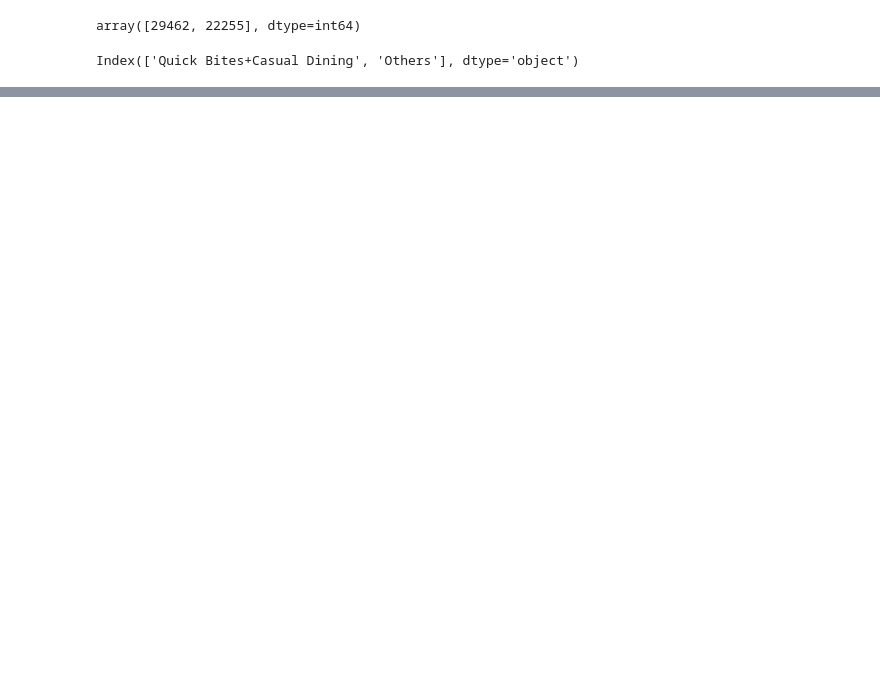
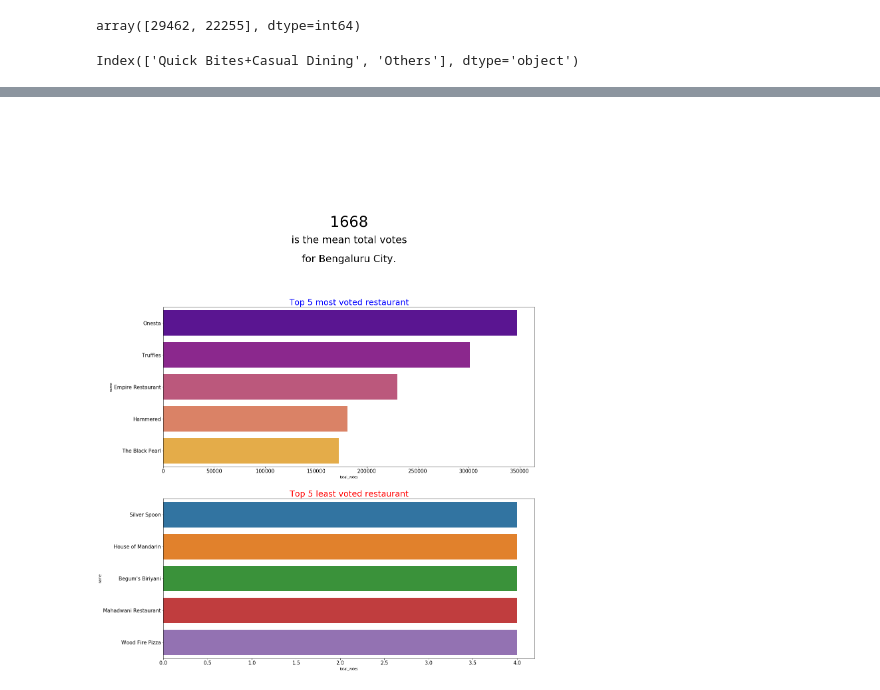
Before and after one commit to Ephemeral-Ahsan/zomato-data-analysis, a Jupyter notebook: Zomato-data-analysis-checkpoint.ipynb, the cells around one changed output, grey strips where cells are left out. Drawn from its saved outputs; the diff is of its cells as text; code cells hidden in the pictures; blank space fills up the shorter version.

```diff
--- a/Zomato-data-analysis-checkpoint.ipynb
+++ b/Zomato-data-analysis-checkpoint.ipynb
@@ -237,0 +264,3 @@ fig.show()
+# %%
+rest.columns= ['name','total_votes','total_unities','avg_approx_cost','avg_rating']
+rest.columns
@@ -237,0 +280,2 @@ fig.show()
+# %%
+rest['votes_per_unity']= rest.total_votes / rest.total_unities
@@ -237,0 +291,2 @@ fig.show()
+# %%
+popular = rest.sort_values('total_unities',ascending=False)
@@ -237,0 +306,2 @@ fig.show()
+# %%
+popular = popular.reset_index()
@@ -237,0 +317,19 @@ fig.show()
+# %%
+import seaborn as sns
+fig,axes= plt.subplots(3,1,figsize=(20,30))
+
+axes[0].text(0.50,0.30,int(popular.total_votes.mean()),fontsize=45,ha='center')
+axes[0].text(0.50,0.20,'is the mean total votes',fontsize=30,ha='center')
+axes[0].text(0.50,0.08,'for Bengaluru City.',fontsize=30,ha='center')
+axes[0].axis('off')
+
+# data visualisation using sns
+sns.barplot('total_votes','name',data= popular.sort_values('total_votes',ascending=False).query("total_votes>0").head(5),ax=axes[1],palette='plasma').set_title('Top 5 most voted restaurant',fontsize=25,c='b')
+axes[1].tick_params(labelsize=15)
+
+# data visualisation using sns
+sns.barplot('total_votes','name',data= popular.sort_values('total_votes',ascending=False).query("total_votes>0").tail(5),ax=axes[2])
+axes[2].set_title('Top 5 least voted restaurant',fontsize=25,color='r')
+axes[2].tick_params(labelsize=15);
+# %% [output]
+[figure, added]
```
Also changed, not shown: parts of 19 cells of this notebook.
